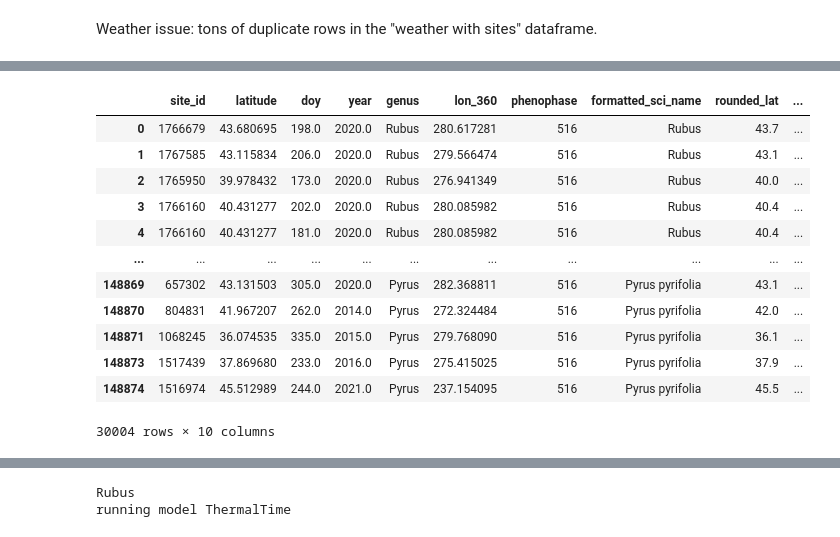
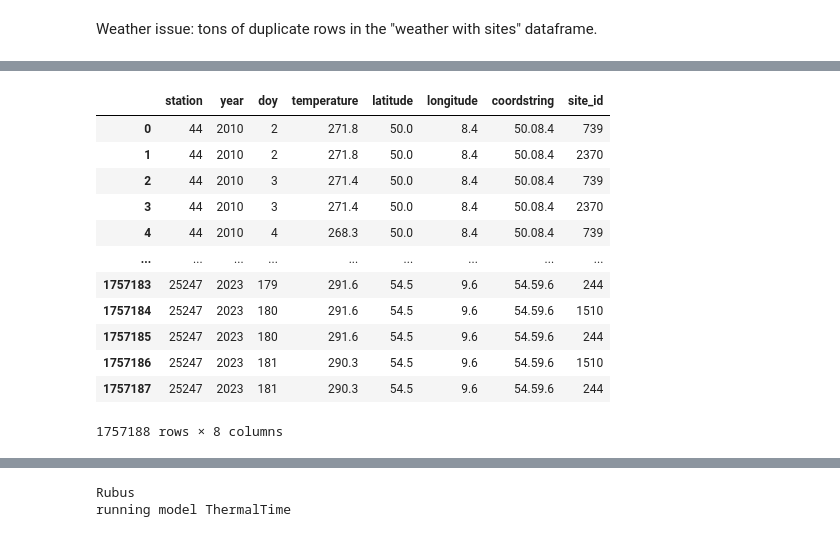
Before and after one commit to falling-fruit/dfg-seasons, a Jupyter notebook: modelling/high_res_models_finalized.ipynb, the cells around one changed output, grey strips where cells are left out. Saved outputs shown, nothing was run; the diff lists cells and outputs as text; code cells hidden in the pictures.

```diff
--- a/modelling/high_res_models_finalized.ipynb
+++ b/modelling/high_res_models_finalized.ipynb
@@ -327,2 +294,3 @@ species_test_df
 # %%
-euro_observations = filtered_plants[filtered_plants['site_id'].isin(mutual_sites_euro['site_id'])]
+euro_observations = filtered_plants[filtered_plants['coordstring'].isin(mutual_sites_euro['coordstring'])]
+filtered_mutual_euro_sites = mutual_sites_euro[mutual_sites_euro['coordstring'].isin(euro_observations['coordstring'])]
@@ -345,17 +297,17 @@ euro_observations
-# %%
-filtered_plants
-# %% [output]
-|  | site_id | latitude | doy | year | genus | lon_360 | phenophase | formatted_sci_name | rounded_lat | ... |
-| 0 | 1766679 | 43.680695 | 198.0 | 2020.0 | Rubus | 280.617281 | 516 | Rubus | 43.7 | ... |
-| 1 | 1767585 | 43.115834 | 206.0 | 2020.0 | Rubus | 279.566474 | 516 | Rubus | 43.1 | ... |
-| 2 | 1765950 | 39.978432 | 173.0 | 2020.0 | Rubus | 276.941349 | 516 | Rubus | 40.0 | ... |
-| 3 | 1766160 | 40.431277 | 202.0 | 2020.0 | Rubus | 280.085982 | 516 | Rubus | 40.4 | ... |
-| 4 | 1766160 | 40.431277 | 181.0 | 2020.0 | Rubus | 280.085982 | 516 | Rubus | 40.4 | ... |
-| ... | ... | ... | ... | ... | ... | ... | ... | ... | ... | ... |
-| 148869 | 657302 | 43.131503 | 305.0 | 2020.0 | Pyrus | 282.368811 | 516 | Pyrus pyrifolia | 43.1 | ... |
-| 148870 | 804831 | 41.967207 | 262.0 | 2014.0 | Pyrus | 272.324484 | 516 | Pyrus pyrifolia | 42.0 | ... |
-| 148871 | 1068245 | 36.074535 | 335.0 | 2015.0 | Pyrus | 279.768090 | 516 | Pyrus pyrifolia | 36.1 | ... |
-| 148873 | 1517439 | 37.869680 | 233.0 | 2016.0 | Pyrus | 275.415025 | 516 | Pyrus pyrifolia | 37.9 | ... |
-| 148874 | 1516974 | 45.512989 | 244.0 | 2021.0 | Pyrus | 237.154095 | 516 | Pyrus pyrifolia | 45.5 | ... |
-30004 rows × 10 columns
+# %%
+filtered_mutual_euro_sites
+# %% [output]
+|  | station | year | doy | temperature | latitude | longitude | coordstring | site_id |
+| 0 | 44 | 2010 | 2 | 271.8 | 50.0 | 8.4 | 50.08.4 | 739 |
+| 1 | 44 | 2010 | 2 | 271.8 | 50.0 | 8.4 | 50.08.4 | 2370 |
+| 2 | 44 | 2010 | 3 | 271.4 | 50.0 | 8.4 | 50.08.4 | 739 |
+| 3 | 44 | 2010 | 3 | 271.4 | 50.0 | 8.4 | 50.08.4 | 2370 |
+| 4 | 44 | 2010 | 4 | 268.3 | 50.0 | 8.4 | 50.08.4 | 739 |
+| ... | ... | ... | ... | ... | ... | ... | ... | ... |
+| 1757183 | 25247 | 2023 | 179 | 291.6 | 54.5 | 9.6 | 54.59.6 | 244 |
+| 1757184 | 25247 | 2023 | 180 | 291.6 | 54.5 | 9.6 | 54.59.6 | 1510 |
+| 1757185 | 25247 | 2023 | 180 | 291.6 | 54.5 | 9.6 | 54.59.6 | 244 |
+| 1757186 | 25247 | 2023 | 181 | 290.3 | 54.5 | 9.6 | 54.59.6 | 1510 |
+| 1757187 | 25247 | 2023 | 181 | 290.3 | 54.5 | 9.6 | 54.59.6 | 244 |
+1757188 rows × 8 columns
 # %%
```
Also changed, not shown: parts of 15 cells of this notebook.
